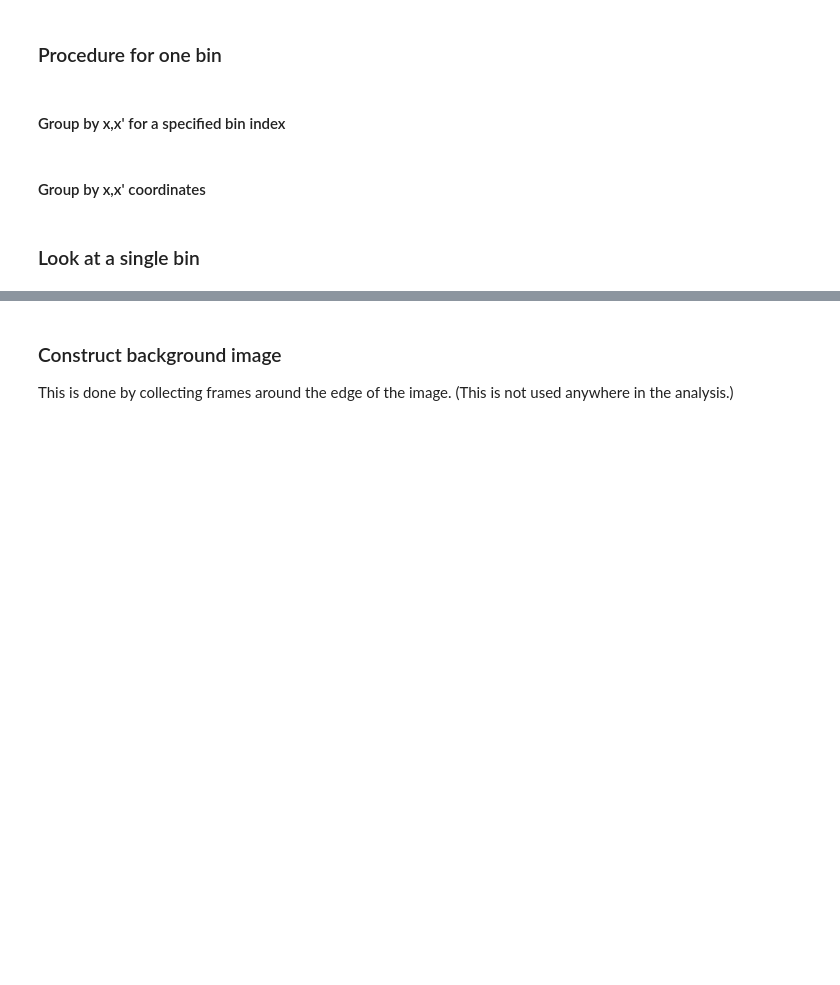
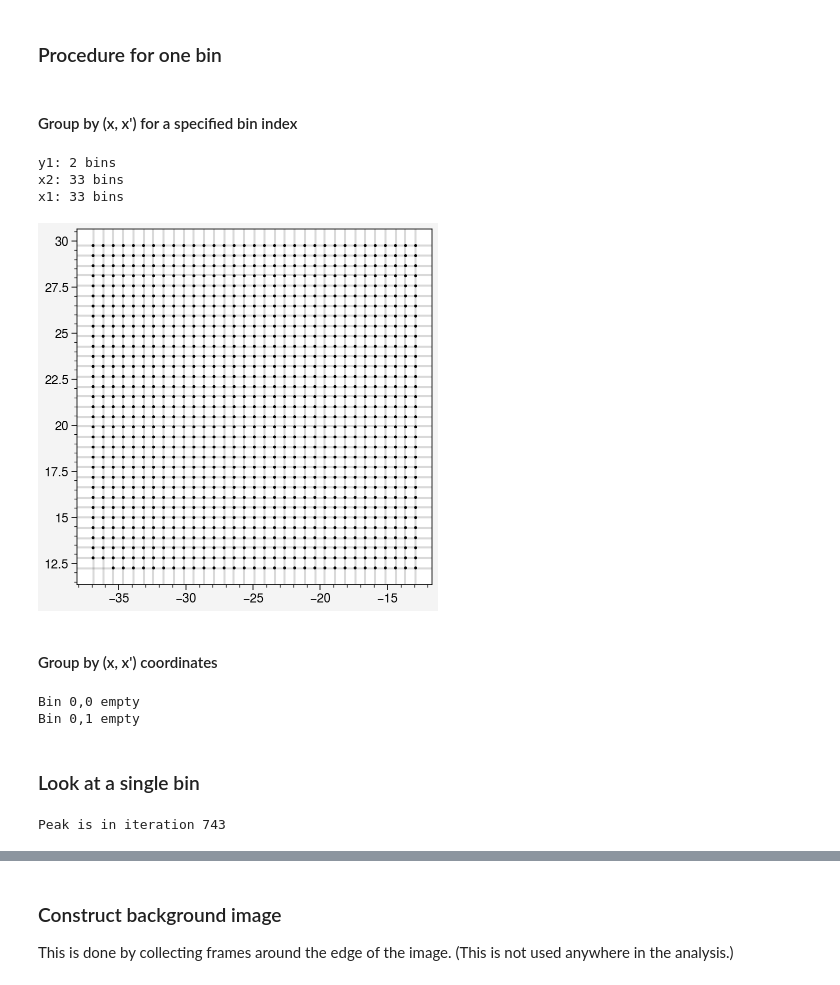
Before and after one commit to austin-hoover/analysis-sns-btf, a Jupyter notebook: scan-xxpy-image-ypdE/scan-xxpy-image-ypdE_step1.ipynb, the cells around one changed output, grey strips where cells are left out. Saved outputs shown, nothing was run; the diff lists cells and outputs as text; code cells hidden in the pictures; blank space fills up the shorter version.

```diff
--- a/scan-xxpy-image-ypdE/scan-xxpy-image-ypdE_step1.ipynb
+++ b/scan-xxpy-image-ypdE/scan-xxpy-image-ypdE_step1.ipynb
@@ -44,9 +53,9 @@ filenames
 # %%
 filename = '220429190854-scan-xxpy-image-ypdE'
 file = h5py.File(join(datadir, 'preproc-' + filename + '.h5'), 'r')
-data_sc = file['/scalar_data']
-data_wf = file['/waveform_data']
-data_im = file['/image_data']
+data_sc = file['/scalardata']
+data_wf = file['/wfdata']
+data_im = file['/imagedata']
 
 print('All attributes:')
 print()
@@ -141,11 +185,0 @@ im = get_image(ipeak)
-# %%
-edges = dict(l=140, r=100, b=130, t=80)
-im1 = ip.crop(im, **edges)
-
-axes = plot_compare_images(im, im1)
-for ax in axes[:, 0]:
-    width = im.shape[1] - (edges['l'] + edges['r'])
-    height = im.shape[0] - (edges['t'] + edges['b'])
-    center = (edges['l'], edges['b'])
-    ax.add_patch(patches.Rectangle(center, width, height, fill=False, ec='red'))
-plt.show()
@@ -171,17 +185,0 @@ axes = plot_compare_images(im, im1)
-# %%
-irow, icol = np.where(im == np.max(im))
-i, j = irow[0], icol[0]
-fig, axes = pplt.subplots(ncols=3, sharey=False)
-axes[0].pcolormesh(im)
-kws = dict(color='red', alpha=0.4)
-axes[0].axhline(i, **kws)
-axes[0].axvline(j, **kws)
-axes[1].set_title(f'Row {i}')
-axes[2].set_title(f'Column {j}')
-kws = dict(color='black', lw=None)
-axes[1].plot(np.arange(im.shape[1]), im[i, :] / np.max(im[i, :]), **kws)
-axes[2].plot(np.arange(im.shape[0]), im[:, j] / np.max(im[:, j]), **kws)
-axes[1].axhline(thresh / np.max(im[i, :]), color='black', alpha=0.1)
-axes[2].axhline(thresh / np.max(im[:, j]), color='black', alpha=0.1)
-axes[1:].format(yscale='log')
-plt.show()
@@ -269,7 +280,7 @@ df2
 # %% [markdown]
 ### Procedure for one bin
 # %% [markdown]
-#### Group by x,x' for a specified bin index
+#### Group by (x, x') for a specified bin index
 # %%
 nstep = 21
 GV = []  # Bin positions
@@ -279,6 +290,10 @@ for i, dim_name in enumerate(dim_names):
     GV.append(gv)
     BI.append(idx)
     print(f'{dim_name}: {len(gv)} bins')
+# %% [output]
+y1: 2 bins
+x2: 33 bins
+x1: 33 bins
 # %%
 # fig, axes = pplt.subplots(nrows=3, figsize=(8, 7), spany=False)
 # for i, (ax, dim_name) in enumerate(zip(axes, dim_names)):
@@ -288,16 +303,18 @@ for i, dim_name in enumerate(dim_names):
 # %%
 GV2, GV1 = np.meshgrid(GV[2], GV[1], indexing='ij')
 
-fig, ax = pplt.subplots(figwidth=4.5)
+fig, ax = pplt.subplots(figwidth=4.0)
 kws = dict(color='black', alpha=0.15)
 for gv in GV[1]:
     ax.axvline(gv, **kws)
 for gv in GV[2]:
     ax.axhline(gv, **kws)
 ax.scatter(act_pts_n[:, 1], act_pts_n[:, 2], c='black', s=4, ec='None');
 plt.show()
+# %% [output]
+[figure, added]
 # %% [markdown]
-#### Group by x,x' coordinates
+#### Group by (x, x') coordinates
 # %%
 # POINTS2D holds iteration number on x1-x2 grid (total iterations = 1/2 total sweeps)
 # ordering: y, xp, x, yp, I
@@ -314,6 +331,9 @@ for i in range(POINTS2D.shape[0]):
             print(f'Bin {i},{j} empty')
         counter += 1
 POINTS2D = POINTS2D.astype(int)
+# %% [output]
+Bin 0,0 empty
+Bin 0,1 empty
 # %%
 idx_bin = []
 for i, step in enumerate(steps):
@@ -333,6 +353,8 @@ iteration_peak, n_iterations = None, len(steps)
 for iteration in range(n_iterations):
     if ipeak in idx_bin[iteration]:
         iteration_peak = iteration
-        print('peak in iteration %i'%iteration)
+        print(f'Peak is in iteration {iteration}')
+# %% [output]
+Peak is in iteration 743
 # %%
 iteration = iteration_peak
```
Also changed, not shown: parts of 46 cells of this notebook.
